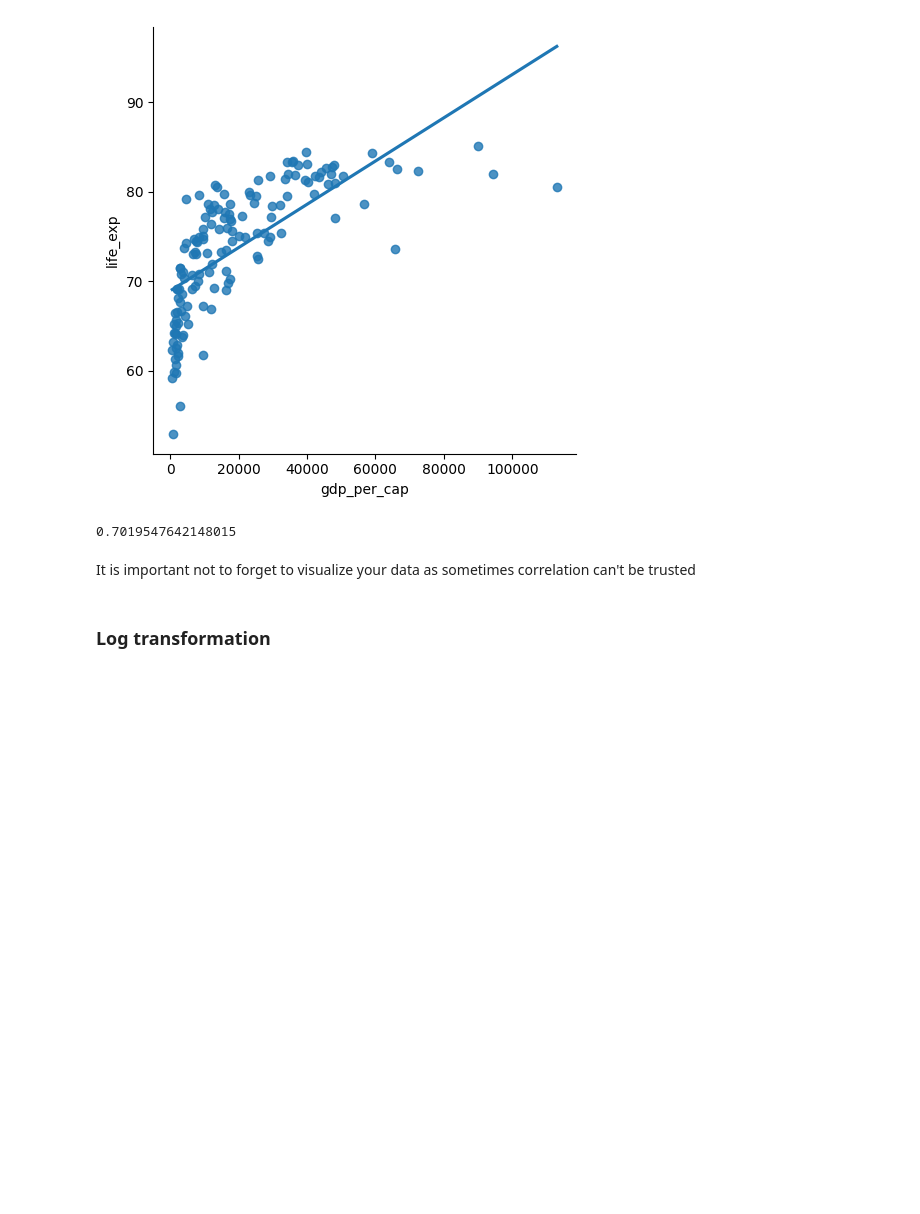
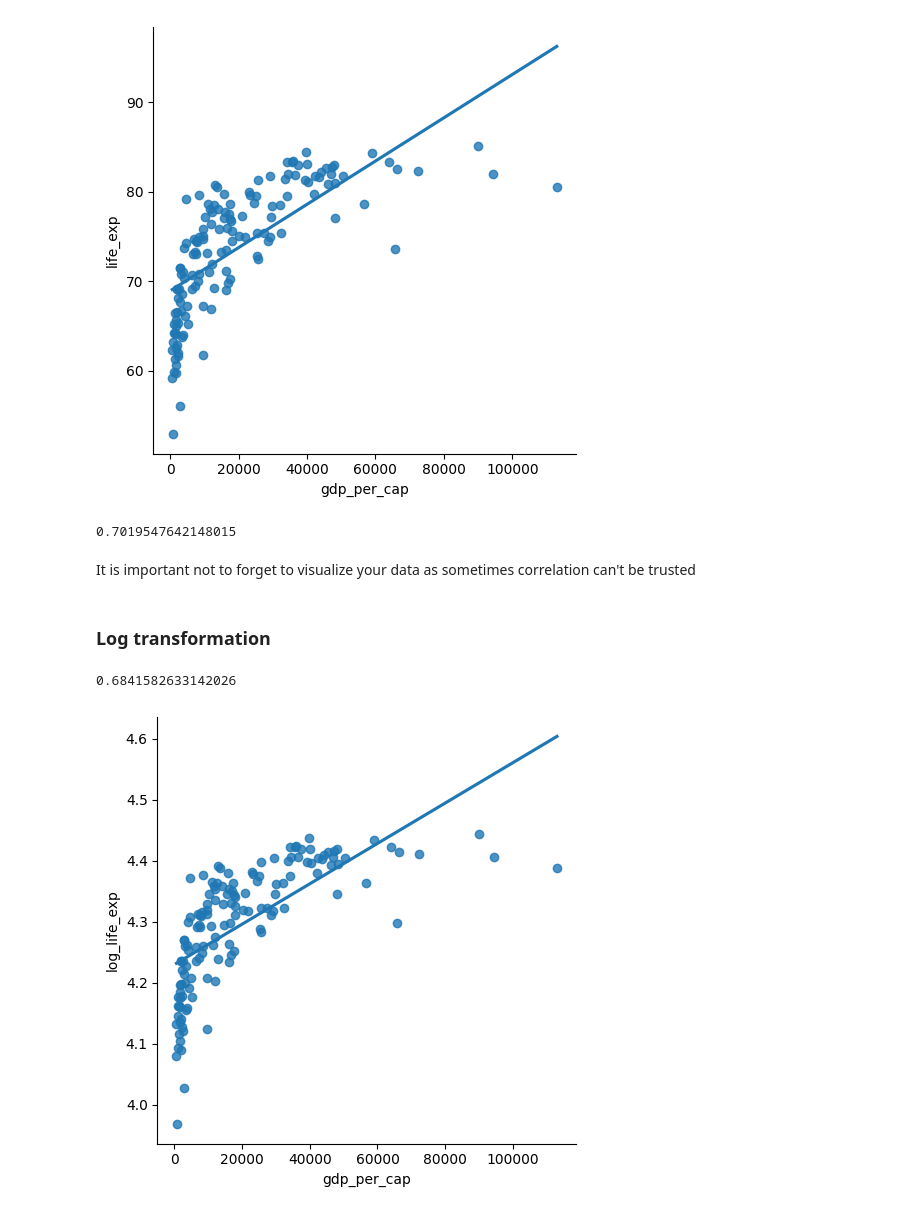
Before and after one commit to andrewch28/DataCamp, a Jupyter notebook: 5)Intro_Statistics.ipynb, the cells around one changed output. Saved outputs shown, nothing was run; the diff lists cells and outputs as text; code cells hidden in the pictures; blank space fills up the shorter version.

```diff
--- a/5)Intro_Statistics.ipynb
+++ b/5)Intro_Statistics.ipynb
@@ -321,3 +326,12 @@ It is important not to forget to visualize your data as sometimes correlation ca
 # %%
 # The idea is to make relatioship between variables more linear
 freedom["log_life_exp"] = np.log(freedom["life_exp"])
+# %%
+freedom["gdp_per_cap"].corr(freedom["log_life_exp"])
+# %% [output]
+0.6841582633142026
+# %%
+sns.lmplot(x="gdp_per_cap", y="log_life_exp", data = freedom, ci=None)
+plt.show()
+# %% [output]
+[figure, added]
```
Also changed, not shown: parts of 5 cells of this notebook, 4 other files.
